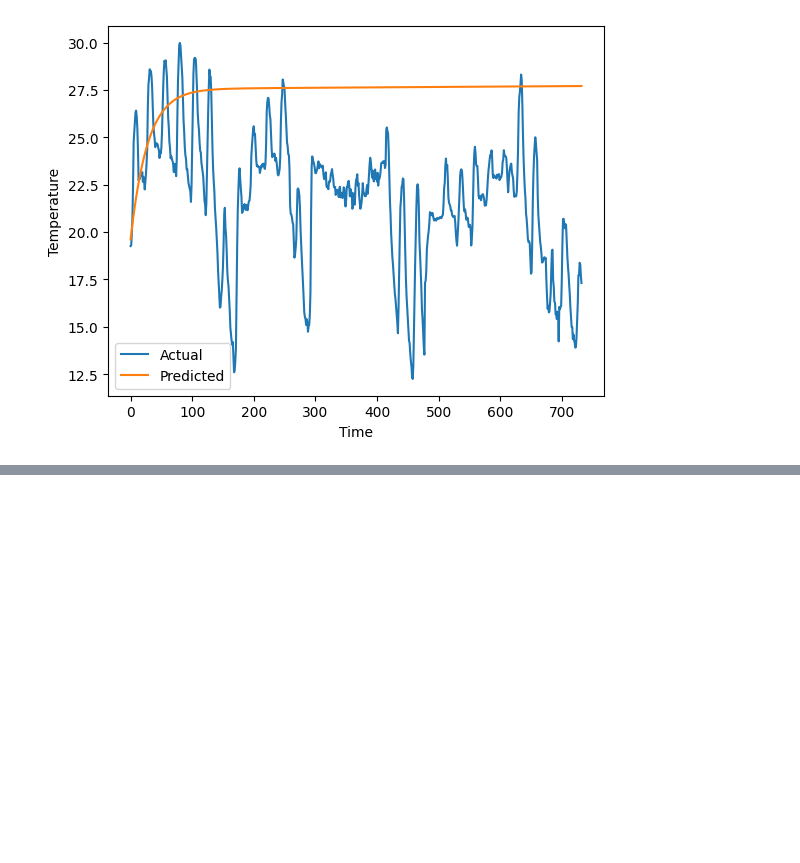
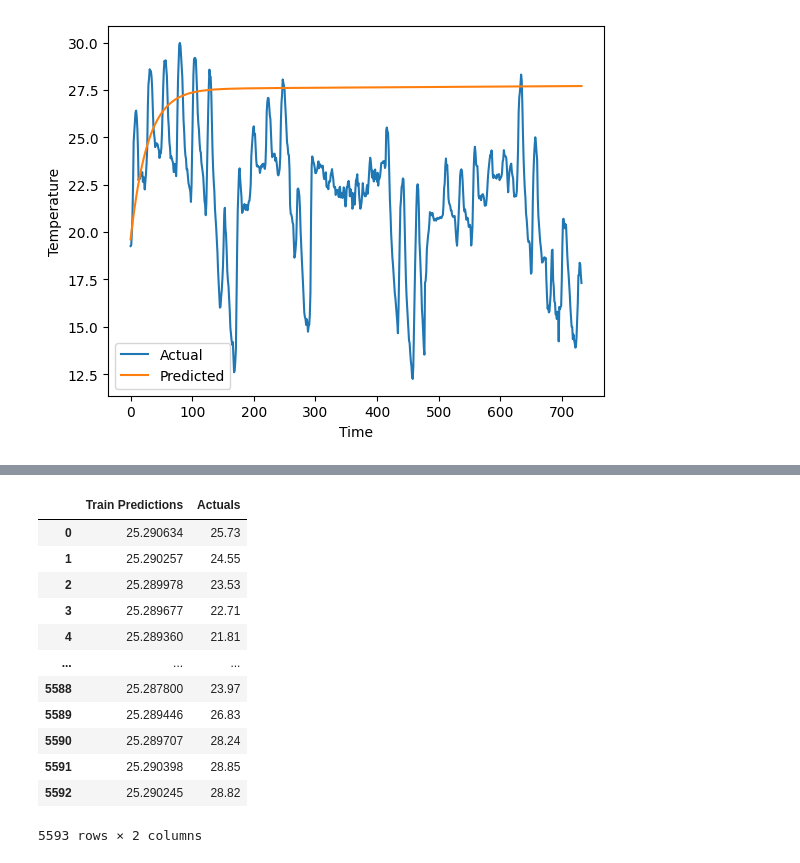
Before and after one commit to njnjfnj/Weather_Predictor, a Jupyter notebook: EDA/EDA.ipynb, the cells around one changed output, grey strips where cells are left out. Cells and saved outputs as stored; diff of their text form; code cells hidden in the pictures; blank space fills up the shorter version.

```diff
--- a/EDA/EDA.ipynb
+++ b/EDA/EDA.ipynb
@@ -203,0 +254,15 @@ plt.show()
+# %%
+from tensorflow.keras.models import Sequential
+from tensorflow.keras.layers import *
+from tensorflow.keras.callbacks import ModelCheckpoint
+from tensorflow.keras.losses import MeanSquaredError
+from tensorflow.keras.metrics import RootMeanSquaredError
+from tensorflow.keras.optimizers import Adam
+
+model1 = Sequential()
+model1.add(InputLayer((5, 1)))
+model1.add(LSTM(64))
+model1.add(Dense(8, 'relu'))
+model1.add(Dense(1, 'linear'))
+
+model1.summary()
@@ -203,0 +312,5 @@ plt.show()
+# %%
+train_predictions = model1.predict(X_train).flatten()
+train_results = pd.DataFrame(data={'Train Predictions':train_predictions, 'Actuals':y_train})
+train_results
+# %% [output]
@@ -203,0 +318,13 @@ plt.show()
+|  | Train Predictions | Actuals |
+| 0 | 25.290634 | 25.73 |
+| 1 | 25.290257 | 24.55 |
+| 2 | 25.289978 | 23.53 |
+| 3 | 25.289677 | 22.71 |
+| 4 | 25.289360 | 21.81 |
+| ... | ... | ... |
+| 5588 | 25.287800 | 23.97 |
+| 5589 | 25.289446 | 26.83 |
+| 5590 | 25.289707 | 28.24 |
+| 5591 | 25.290398 | 28.85 |
+| 5592 | 25.290245 | 28.82 |
+5593 rows × 2 columns
```
Also changed, not shown: parts of 16 cells of this notebook, 2 other files.
